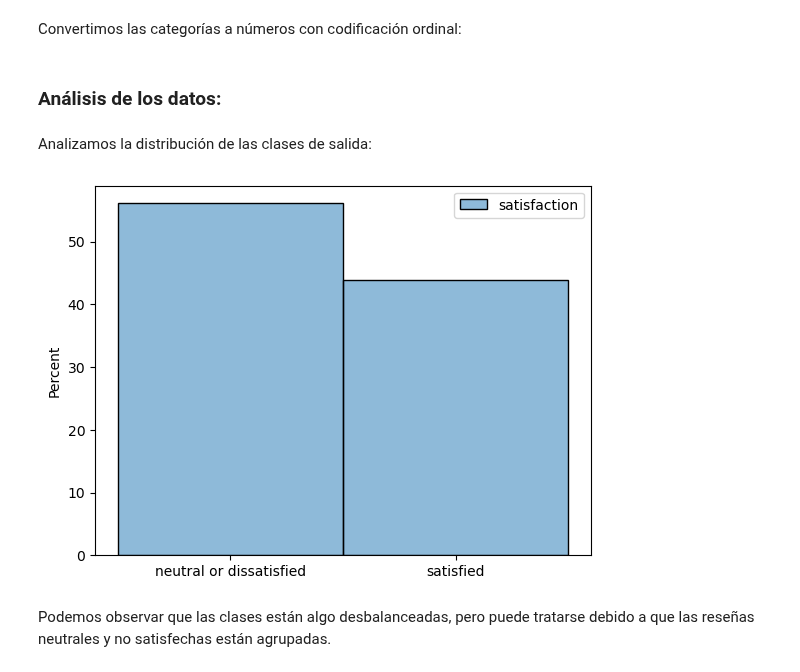
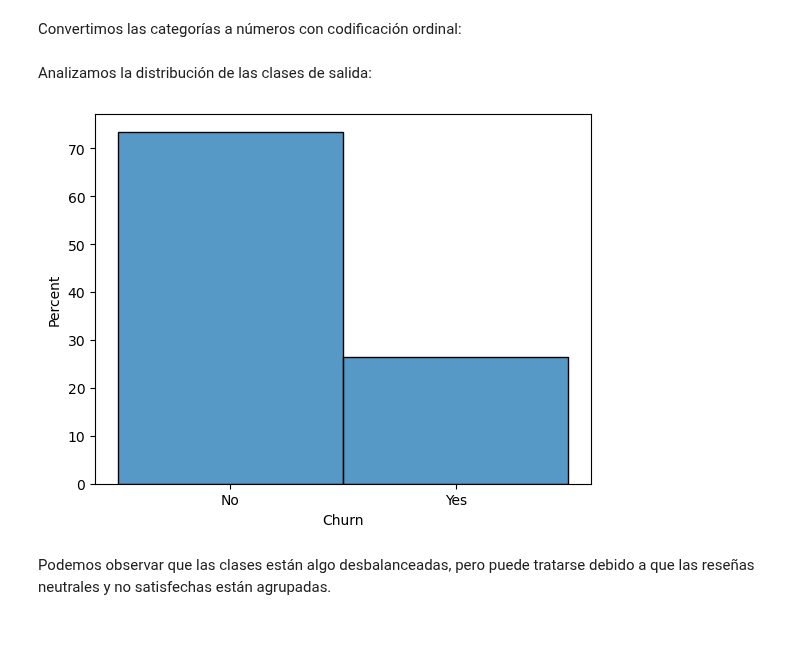
Before and after one commit to GOIH/MineriaDatos, a Jupyter notebook: analisis.ipynb, the cells around one changed output. Cells and saved outputs as stored; diff of their text form; code cells hidden in the pictures; blank space fills up the shorter version.

```diff
--- a/analisis.ipynb
+++ b/analisis.ipynb
@@ -31,0 +113,2 @@ data.head()
+# %%
+data["TotalCharges"] = pd.to_numeric(data["TotalCharges"], errors='coerce')
@@ -42,20 +119,25 @@ y = data[variableSalida].copy()
+# %%
+variablesEntrada = data.columns[:-1]
+variableSalida = data.columns[-1]
+
+X = data.iloc[:, :-1].copy()
+y = data.iloc[:,-1].copy()
 # %% [markdown]
 Convertimos las categorías a números con codificación ordinal:
-# %%
-y.loc[y["satisfaction"] == "satisfied", "satisfaction"] = 1
-y.loc[y["satisfaction"] == "neutral or dissatisfied", "satisfaction"] = 0
-# %% [markdown]
-### Análisis de los datos:
+# %%
+y[y == "No"] = 0
+y[y == "Yes"] = 1
+y = y.astype(int)
 # %% [markdown]
 Analizamos la distribución de las clases de salida:
 # %%
-clase_0 = "neutral or dissatisfied"
-clase_1 = "satisfied"
+clase_0 = "No"
+clase_1 = "Yes"
 
 sns.histplot(data=y, bins=2, stat='percent', discrete=True)
 plt.xticks([0, 1], [clase_0, clase_1])
 plt.show()
 # %% [output]
-[figure, old version]
+[figure, new version]
 # %% [markdown]
 Podemos observar que las clases están algo desbalanceadas, pero puede tratarse debido a que las reseñas neutrales y no satisfechas están agrupadas.
```
Also changed, not shown: parts of 53 cells of this notebook, 3 other files.
